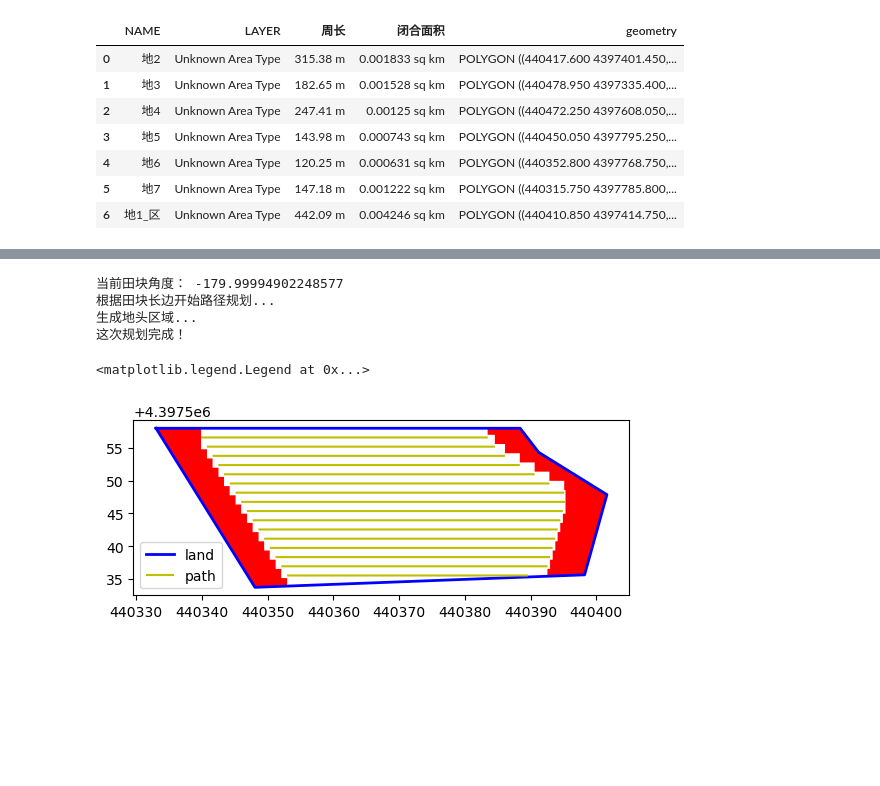
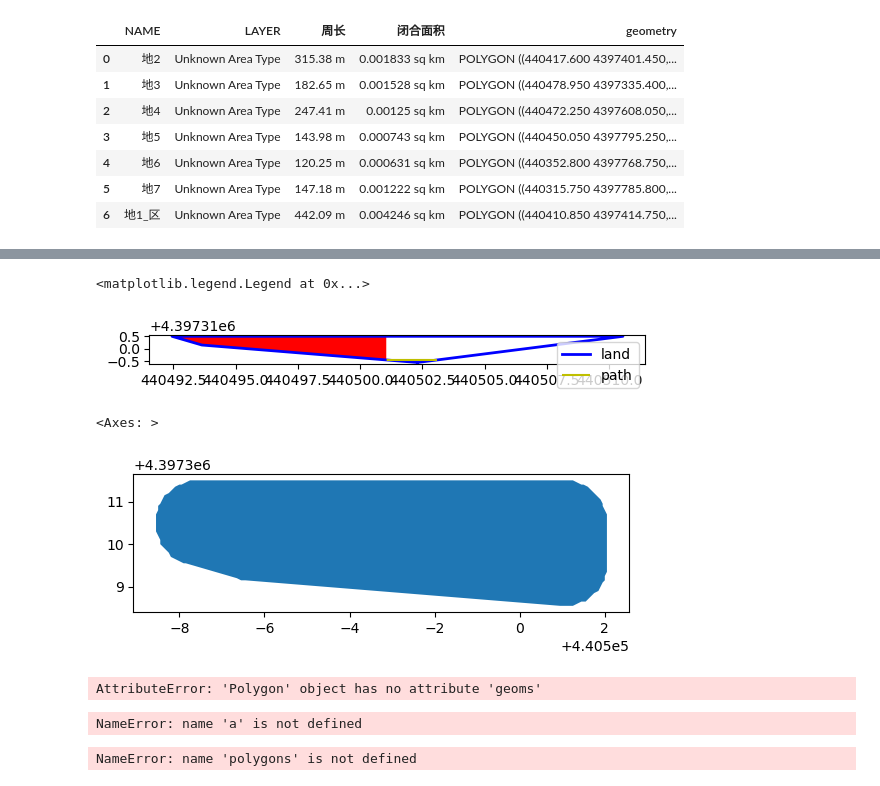
Before and after one commit to Teayyyy/CPP_on_Mountainous_Hilly_Field, a Jupyter notebook: Scratch/test_make_headland_2.ipynb, the cells around one changed output, grey strips where cells are left out. Cells and saved outputs as stored; diff of their text form; code cells hidden in the pictures; blank space fills up the shorter version.

```diff
--- a/Scratch/test_make_headland_2.ipynb
+++ b/Scratch/test_make_headland_2.ipynb
@@ -28,5 +28,5 @@ single_land.plot()
 # %%
-split_polygon = CPP_Planner_Kit.split_polygon_by_largest_area(single_land.geometry.iloc[0])
+split_polygon = CPP_Planner_Kit.split_polygon_by_largest_area(single_land.geometry.iloc[0], tolerance=0.04)
 fig, ax = plt.subplots()
 for polygon in split_polygon:
     ax.plot(*polygon.exterior.xy)
@@ -52,5 +52,5 @@ Extending lines...
 # %%
-single_polygon = split_polygon[2]
+single_polygon = split_polygon[0]
 # 将其旋转到水平
 single_polygon_angle = CPP_Planner_Kit.get_land_MABR_angle(single_polygon)
 single_polygon = affinity.rotate(single_polygon, -single_polygon_angle, origin='centroid')
@@ -297,5 +297,6 @@ scan_result = scanline_algorithm_single_no_turn(single_polygon_regen, 1.4, along
 # %%
 # 尝试更改扫描线算法
-# single_polygon_regen = gpd.GeoDataFrame(geometry=[single_polygon], crs = single_land.crs)
+single_polygon_regen = gpd.GeoDataFrame(geometry=[single_polygon], crs = single_land.crs)
 # scan_result = scanline_algorithm_single_no_turn(single_polygon_regen, 1.4, along_long_edge=True, headland='both', headland_width=6)
 # scan_result = scanline_algorithm_single_no_turn(single_polygon_regen, 1.4, along_long_edge=True)
+scan_result, headland = CPP_Algorithms.scanline_algorithm_single_with_headland(single_polygon_regen, 1.4, True, 'left')
@@ -335,18 +375,38 @@ for t_polygon in single_polygon_difference.geoms:
 # %%
-single_polygon_regen = gpd.GeoDataFrame(geometry=[single_polygon], crs = single_land.crs)
-path, headland = CPP_Algorithms.scanline_algorithm_single_with_headland(single_polygon_regen, 1.4, headland='both', head_land_width=6)
+# single_polygon_regen = gpd.GeoDataFrame(geometry=[single_polygon], crs = single_land.crs)
+# path, headland = CPP_Algorithms.scanline_algorithm_single_with_headland(single_polygon_regen, 1.4, headland='left', head_land_width=6)
-# %% [output]
-当前田块角度： -179.99994902248577
-根据田块长边开始路径规划...
-生成地头区域...
-这次规划完成！
 # %%
 fig, ax = plt.subplots()
 ax.plot(*single_polygon.exterior.xy, 'b', linewidth=2)
-path.plot(ax=ax, color='y')
+scan_result.plot(ax=ax, color='y')
 headland.plot(ax=ax, color='r')
+# headland_convex_hull = headland.convex_hull
+# headland_convex_hull.plot(ax=ax, color='r')
 # 显示 legend
 ax.legend(['land', 'path', 'headland'])
 # %% [output]
 <matplotlib.legend.Legend at 0x...>
-[figure, old version]
+[figure, new version]
+# %%
+headland.buffer(1).plot()
+# %% [output]
+<Axes: >
+[figure, added]
+# %%
+a = headland['geometry'].iloc[0]
+for i in a.geoms:
+    print(i.area)
+# %% [output]
+AttributeError: 'Polygon' object has no attribute 'geoms'
+# %%
+polygons = [x for x in a.geoms]
+polygons_area = [x.area for x in polygons]
+print(polygons)
+print(polygons_area)
+# %% [output]
+NameError: name 'a' is not defined
+# %%
+largest = polygons[polygons_area.index(max(polygons_area))]
+largest.convex_hull
+# %% [output]
+NameError: name 'polygons' is not defined
```
Also changed, not shown: parts of 19 cells of this notebook, 12 other files.
